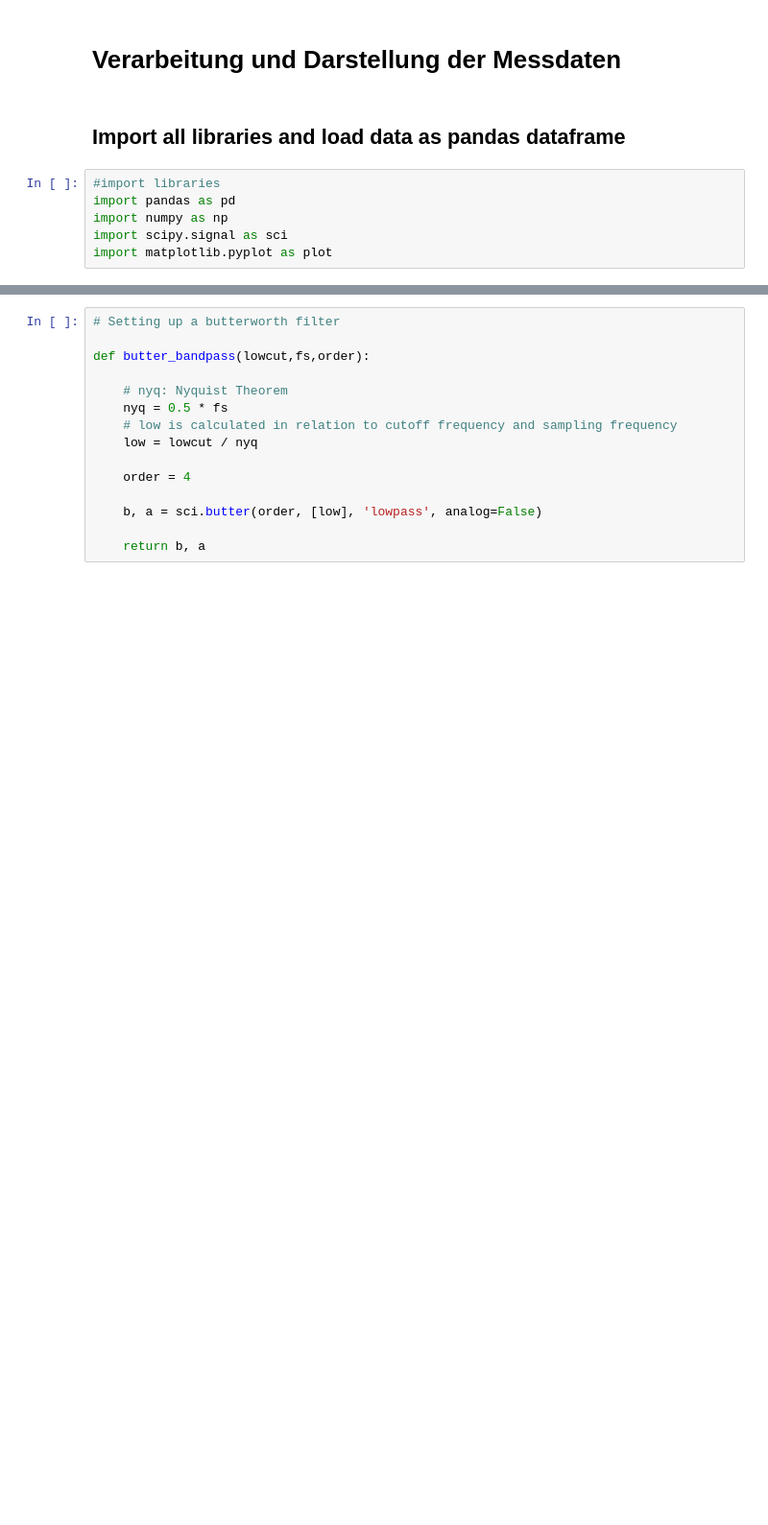
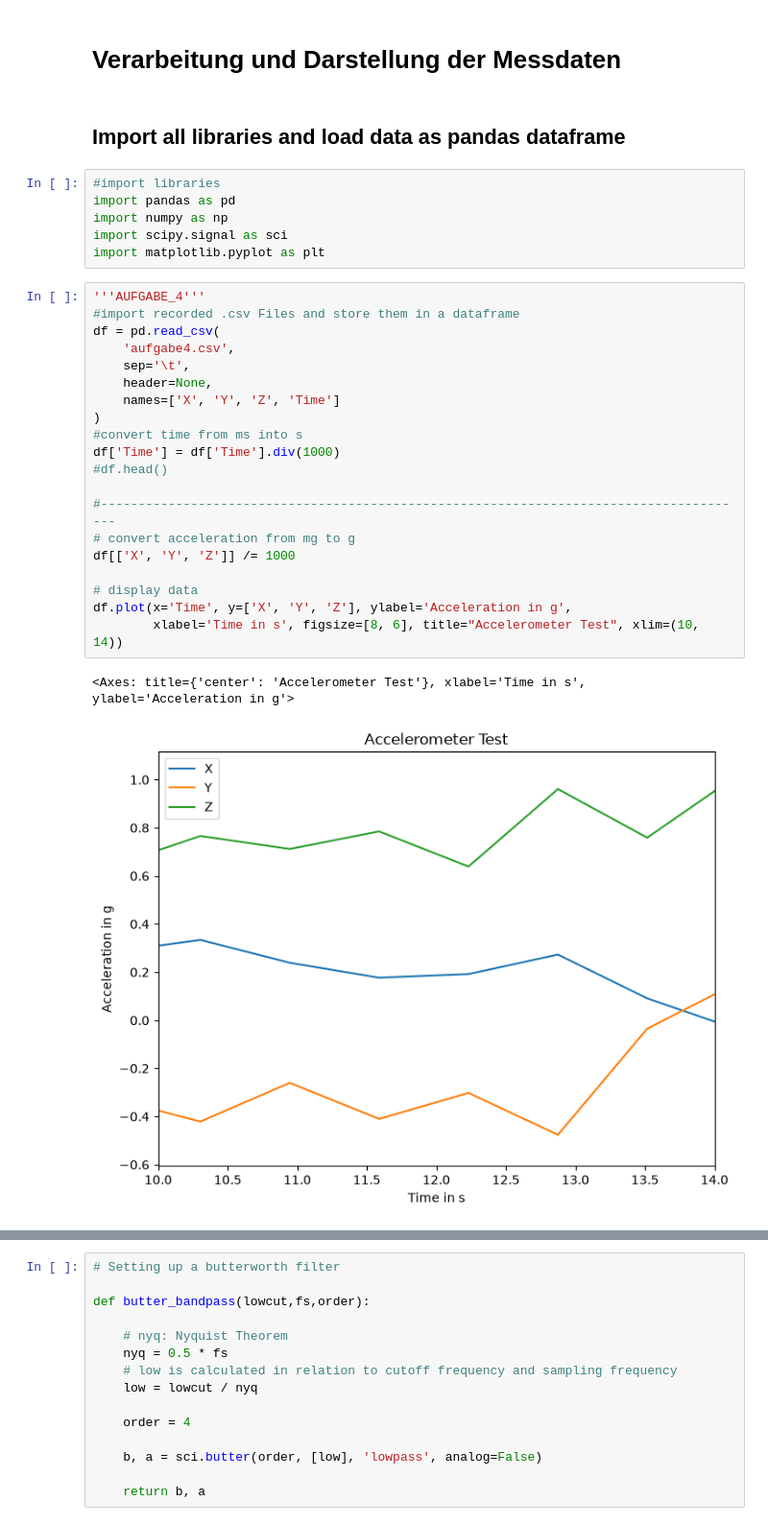
Before and after one commit to P-M16/Labor_Biosignalverarbeitung, a Jupyter notebook: Lab1_Visualisierung_Messdaten.ipynb, the cells around one changed output, grey strips where cells are left out. Shown at 96% size. Drawn from its saved outputs; the diff is of its cells as text; blank space fills up the shorter version.

```diff
--- a/Lab1_Visualisierung_Messdaten.ipynb
+++ b/Lab1_Visualisierung_Messdaten.ipynb
@@ -7,5 +7,28 @@
 import pandas as pd
 import numpy as np
 import scipy.signal as sci
-import matplotlib.pyplot as plot
+import matplotlib.pyplot as plt
+# %%
+'''AUFGABE_4'''
+#import recorded .csv Files and store them in a dataframe
+df = pd.read_csv(
+    'aufgabe4.csv',
+    sep='\t',
+    header=None,
+    names=['X', 'Y', 'Z', 'Time']
+)
+#convert time from ms into s
+df['Time'] = df['Time'].div(1000)
+#df.head()
+
+#---------------------------------------------------------------------------------------
+# convert acceleration from mg to g
+df[['X', 'Y', 'Z']] /= 1000
+
+# display data
+df.plot(x='Time', y=['X', 'Y', 'Z'], ylabel='Acceleration in g',
+        xlabel='Time in s', figsize=[8, 6], title="Accelerometer Test", xlim=(10, 14))
+# %% [output]
+<Axes: title={'center': 'Accelerometer Test'}, xlabel='Time in s', ylabel='Acceleration in g'>
+[figure, added]
 # %%
```
Also changed, not shown: parts of 3 cells of this notebook, 6 other files.
